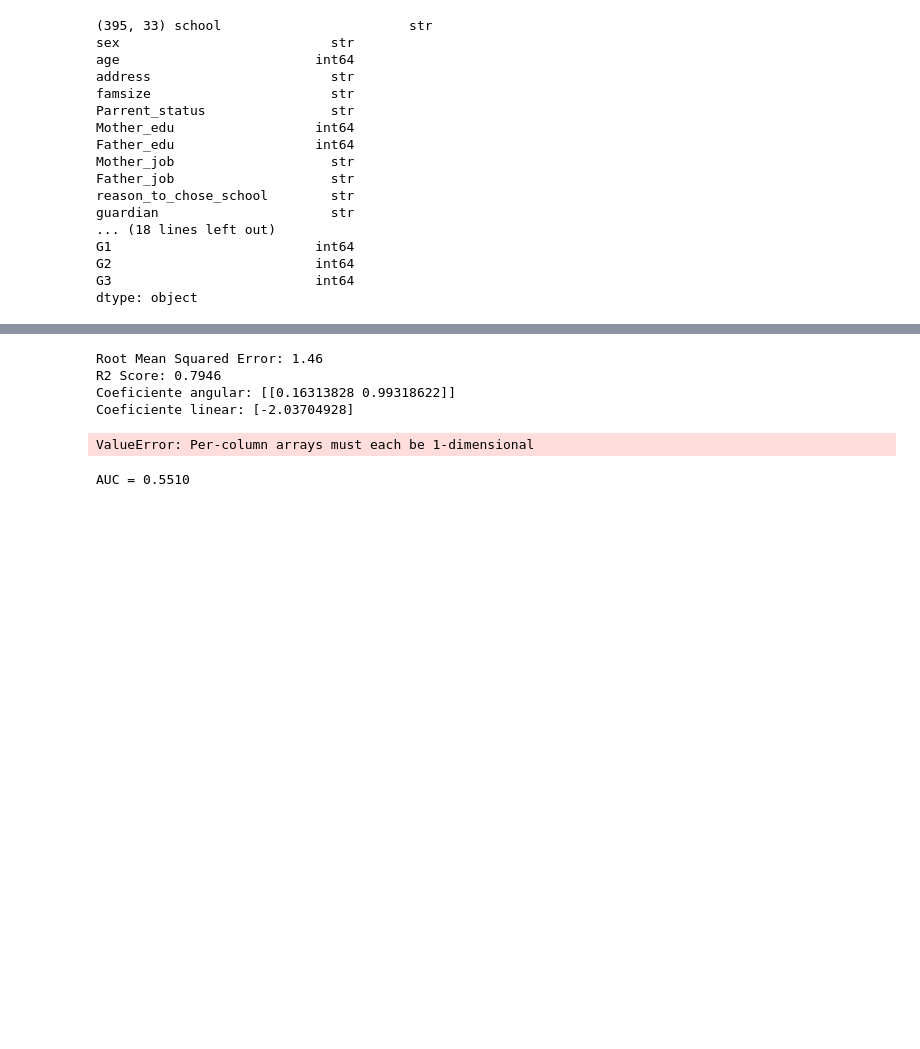
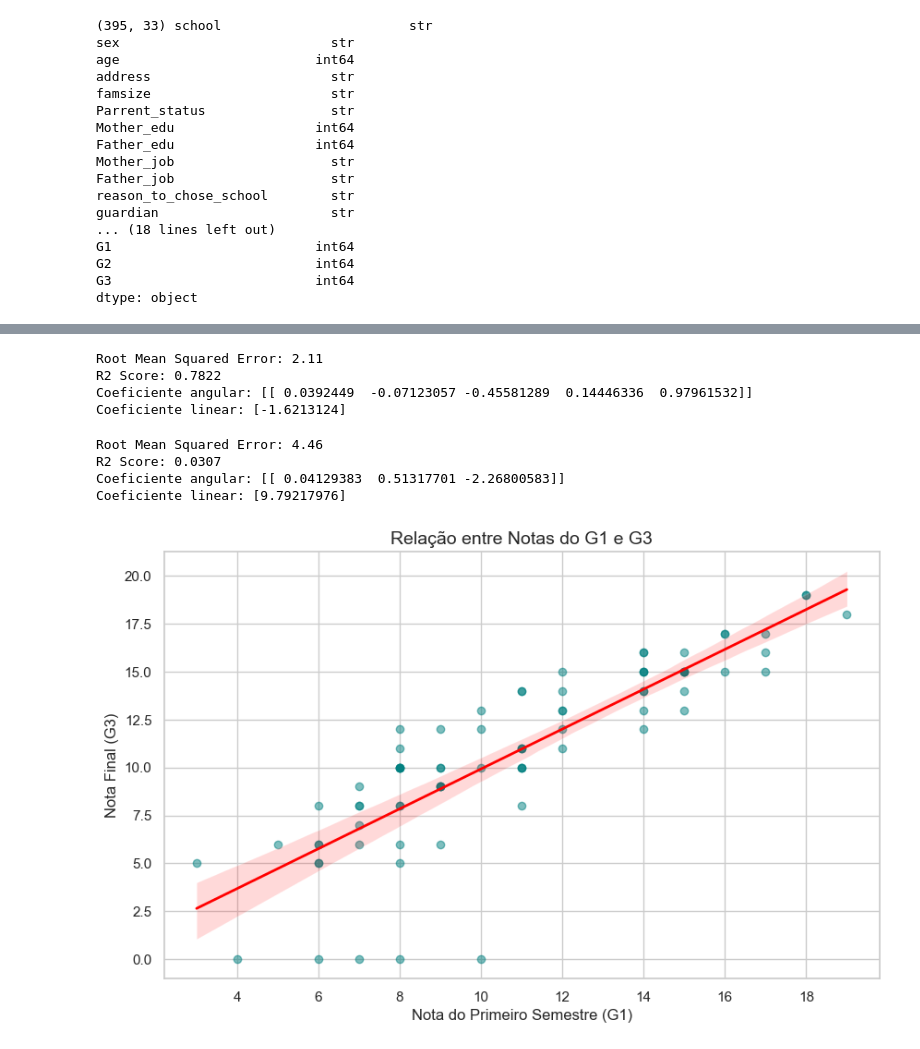
Before and after one commit to Bobonimo111/Atividades-faculdade-V, a Jupyter notebook: atv-meio-semestre-kaio-analise-de-dados/at.ipynb, the cells around one changed output, grey strips where cells are left out. Saved outputs shown, nothing was run; the diff lists cells and outputs as text; code cells hidden in the pictures; blank space fills up the shorter version.

Commit message:
finalizando atividade

```diff
--- a/atv-meio-semestre-kaio-analise-de-dados/at.ipynb
+++ b/atv-meio-semestre-kaio-analise-de-dados/at.ipynb
@@ -54,14 +36,19 @@ x_train, x_test,y_train,y_test = train_test_split(
 # %%
+#Qual a relação entre um bom aluno no G1 continuar sendo um bom aluno no G3?
+# Calculo de regressão linear
+x_train, x_test,y_train,y_test = train_test_split(
+    df[["absences","weekly_studytime","failures","G1","G2"]],df[["G3"]],test_size=0.2,random_state=42)
+
 # Treinamento
 model_lreg = LinearRegression()
 
 model_lreg.fit(x_train,y_train)
 
-y_reg_pred = model_lreg.predict(x_test)
+y_lreg_pred = model_lreg.predict(x_test)
 # %%
 # Metricas
-rmse = np.sqrt(mean_squared_error(x_test["G1"],y_reg_pred))
-mae = mean_absolute_error(x_test["G1"],y_reg_pred)
+rmse = np.sqrt(mean_squared_error(y_test,y_lreg_pred))
+mae = mean_absolute_error(y_test,y_lreg_pred)
 R2_score = model_lreg.score(x_test,y_test)
 
 
@@ -72,7 +59,7 @@ print(f"R2 Score: {R2_score:.4f}") # r^2
 print(f"Coeficiente angular: {model_lreg.coef_}")
 print(f"Coeficiente linear: {model_lreg.intercept_}")
 # %% [output]
-Root Mean Squared Error: 1.46
-R2 Score: 0.7946
-Coeficiente angular: [[0.16313828 0.99318622]]
-Coeficiente linear: [-2.03704928]
+Root Mean Squared Error: 2.11
+R2 Score: 0.7822
+Coeficiente angular: [[ 0.0392449  -0.07123057 -0.45581289  0.14446336  0.97961532]]
+Coeficiente linear: [-1.6213124]
@@ -79,32 +78,35 @@ Coeficiente linear: [-2.03704928]
+# %%
+# Metricas
+rmse_2 = np.sqrt(mean_squared_error(y_test_2,y_lreg_pred_2))
+mae_2 = mean_absolute_error(y_test_2,y_lreg_pred_2)
+R2_score_2 = model_lreg_2.score(x_test_2,y_test_2)
+
+print(f"Root Mean Squared Error: {rmse_2:.2f}") # O quão longe uma previsão esta do valor real, dependendo da unidade de medida
+print(f"R2 Score: {R2_score_2:.4f}") # r^2
+
+# Representão os valores da função linear | y = ax + b |
+print(f"Coeficiente angular: {model_lreg_2.coef_}")
+print(f"Coeficiente linear: {model_lreg_2.intercept_}")
+# %% [output]
+Root Mean Squared Error: 4.46
+R2 Score: 0.0307
+Coeficiente angular: [[ 0.04129383  0.51317701 -2.26800583]]
+Coeficiente linear: [9.79217976]
 # %%
-df_plot = pd.DataFrame({'x': x_test["G1"], 'y': y_reg_pred})
-df_plot = df_plot.sort_values(by='x')
+# Configurando o estilo visual
+sns.set_theme(style="whitegrid")
+plt.figure(figsize=(10, 6))
 
-x_plot = x_test["G1"]
-# Grafico da regressão linear
-plt.scatter(x_test["G1"], y_test, color='blue', label='Dados Reais')
-plt.plot(df_plot['x'], df_plot['y'], color='red', linewidth=3, label='Reta de Regressão')
-plt.xlabel('Variável Independente')
-plt.ylabel('Target')
-plt.legend()
+# Criando o gráfico de dispersão com a linha de regressão
+sns.regplot(x=x_test["G1"], y=y_test["G3"],
+            scatter_kws={'alpha':0.5, 'color':'teal'},
+            line_kws={'color':'red', 'lw':2})
+
+# Personalização
+plt.title('Relação entre Notas do G1 e G3', fontsize=14)
+plt.xlabel('Nota do Primeiro Semestre (G1)', fontsize=12)
+plt.ylabel('Nota Final (G3)', fontsize=12)
+
 plt.show()
 # %% [output]
-ValueError: Per-column arrays must each be 1-dimensional
+[figure, added]
-# %%
-x_train_log, x_test_log,y_train_log,y_test_log = train_test_split(
-    df[["G1","G2","G3"]],df[["internet_access"]],test_size=0.2,random_state=42)
-
-
-y_train_log = pd.get_dummies(y_train_log,drop_first=True)
-y_test_log = pd.get_dummies(y_test_log,drop_first=True)
-
-
-log = LogisticRegression(max_iter =5000)
-
-log.fit(x_train_log , y_train_log)
-
-prob = log.predict_proba(x_test_log)[:, 1]
-
-print(f"AUC = {roc_auc_score(y_test_log , prob):.4f}") # Mede o quão bom é um modelo de 0.5 a 1
-# %% [output]
-AUC = 0.5510
```
Also changed, not shown: parts of 7 cells of this notebook, 1 other file.
